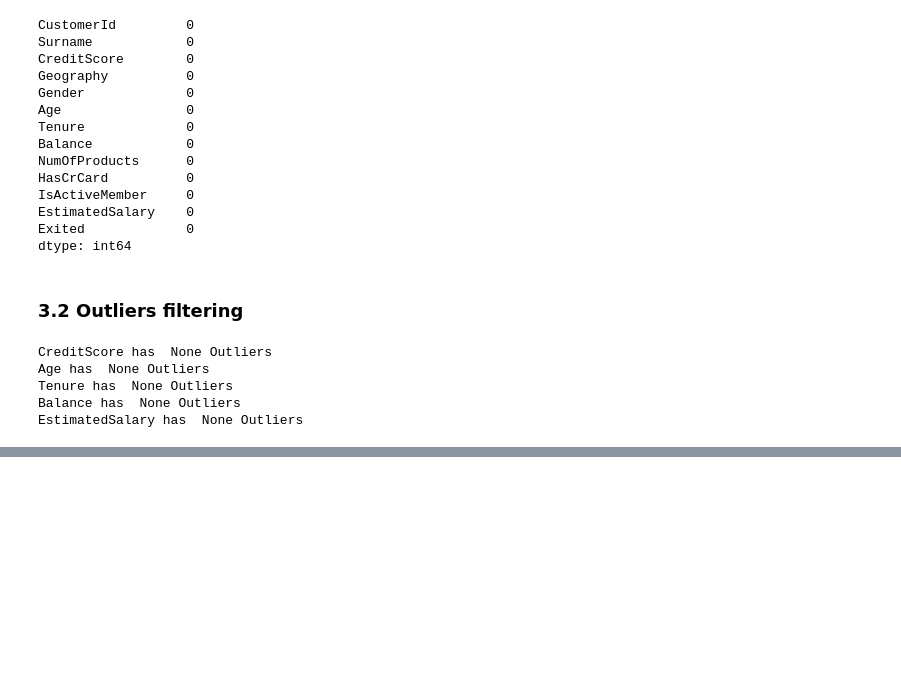
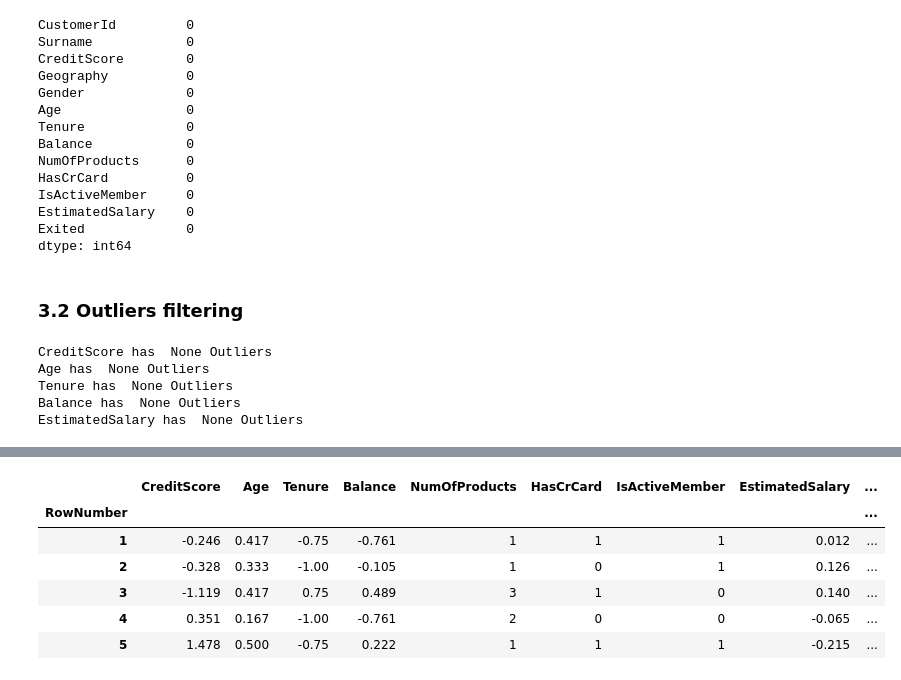
Before and after one commit to jimmy8645/churn_analysis, a Jupyter notebook: churn_analysis.ipynb, the cells around one changed output, grey strips where cells are left out. Saved outputs shown, nothing was run; the diff lists cells and outputs as text; code cells hidden in the pictures; blank space fills up the shorter version.

Commit message:
Data preprocessing

```diff
--- a/churn_analysis.ipynb
+++ b/churn_analysis.ipynb
@@ -138,0 +180,46 @@ EstimatedSalary has  None Outliers
+# %%
+# Removing variables that will not affect the dependent variable
+df = df.drop(["CustomerId","Surname"], axis = 1)
+# %%
+# Scale features using statistics that are robust to outliers.
+def robust_scaler(variable):
+    var_median = variable.median()
+    quartile1 = variable.quantile(0.25)
+    quartile3 = variable.quantile(0.75)
+    interquantile_range = quartile3 - quartile1
+    if int(interquantile_range) == 0:
+        quartile1 = variable.quantile(0.05)
+        quartile3 = variable.quantile(0.95)
+        interquantile_range = quartile3 - quartile1
+        if int(interquantile_range) == 0:
+            quartile1 = variable.quantile(0.01)
+            quartile3 = variable.quantile(0.99)
+            interquantile_range = quartile3 - quartile1
+            z = (variable - var_median) / interquantile_range
+            return round(z, 3)
+
+        z = (variable - var_median) / interquantile_range
+        return round(z, 3)
+    else:
+        z = (variable - var_median) / interquantile_range
+    return round(z, 3)
+# %%
+new_cols_ohe = ["Female","Male","France", "Germany", "Spain"]
+# Checks if the data type of the column (col) is not an object (non-string) data type. This is typically used to identify numeric columns & checks if the number of unique values in the column (col) is 10 or fewer.
+like_num = [col for col in df.columns if df[col].dtypes != 'O' and len(df[col].value_counts()) <= 10]
+cols_need_scale = [col for col in df.columns if col not in new_cols_ohe
+                   and col not in "Exited"
+                   and col not in like_num]
+
+for col in cols_need_scale:
+    df[col] = robust_scaler(df[col])
+# %%
+df.head()
+# %% [output]
+|  | CreditScore | Age | Tenure | Balance | NumOfProducts | HasCrCard | IsActiveMember | EstimatedSalary | ... |
+| RowNumber |  |  |  |  |  |  |  |  | ... |
+| 1 | -0.246 | 0.417 | -0.75 | -0.761 | 1 | 1 | 1 | 0.012 | ... |
+| 2 | -0.328 | 0.333 | -1.00 | -0.105 | 1 | 0 | 1 | 0.126 | ... |
+| 3 | -1.119 | 0.417 | 0.75 | 0.489 | 3 | 1 | 0 | 0.140 | ... |
+| 4 | 0.351 | 0.167 | -1.00 | -0.761 | 2 | 0 | 0 | -0.065 | ... |
+| 5 | 1.478 | 0.500 | -0.75 | 0.222 | 1 | 1 | 1 | -0.215 | ... |
```
Also changed, not shown: parts of 8 cells of this notebook.
